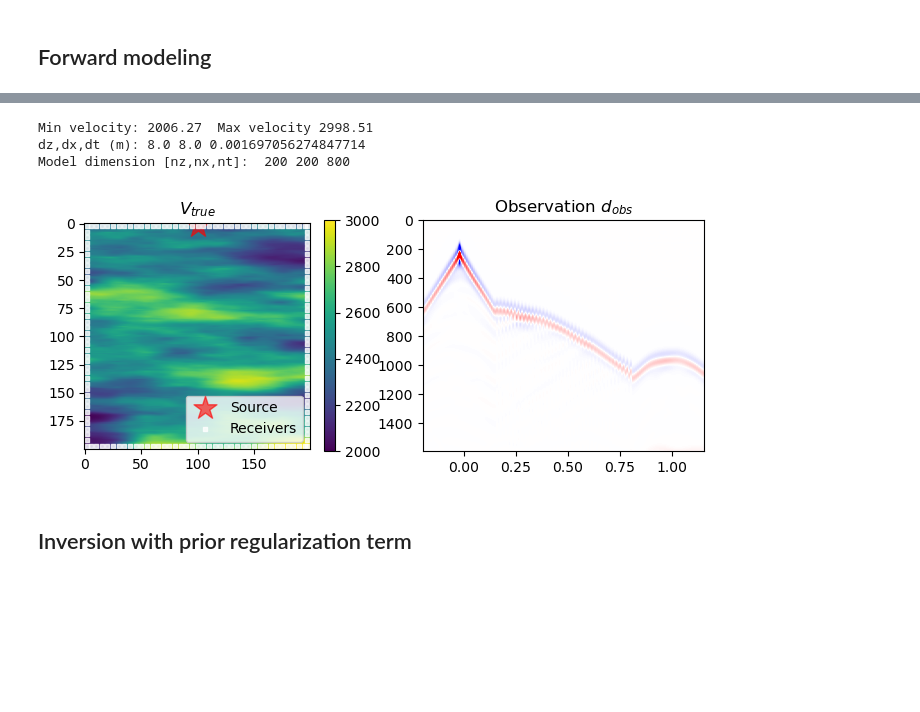
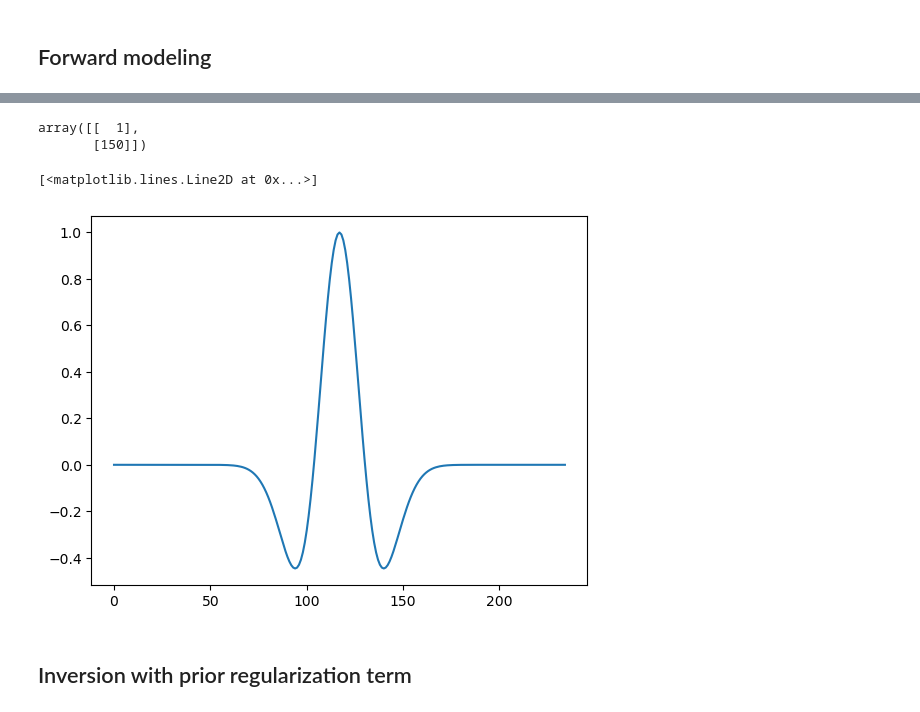
Before and after one commit to medicinely/fwi, a Jupyter notebook: fwi_u_vaiational_SVGD_matrix.ipynb, the cells around one changed output, grey strips where cells are left out. Drawn from its saved outputs; the diff is of its cells as text; code cells hidden in the pictures; blank space fills up the shorter version.

```diff
--- a/fwi_u_vaiational_SVGD_matrix.ipynb
+++ b/fwi_u_vaiational_SVGD_matrix.ipynb
@@ -239,62 +260,13 @@ Number of receivers: 80
-# %%
-# Model size (nz,nx) = (200,200)
-
-import pickle
-# load data
-filename = './data/u_200'
-infile = open(filename, 'rb')
-u_ref = pickle.load(infile)
-infile.close()
-
-filename = './data/Q_200'
-infile = open(filename, 'rb')
-Q = pickle.load(infile).astype('float32')
-Q.astype('float32')
-infile.close()
-
-# Initialize the model axis az, ax, at
-nz,nx,nt = 200,200,800
-vmin,vmax = 2000,3000
-izsrc, ixsrc = [nz//100], [nx//2]
-next = 100
-
-# u_ref, Q = gaussian2d(ranges = [100,20],param=1,nx=[nz,nx],variance=1,mean=0)
-v_ref = f(u_ref)
-print("Min velocity: %.2f " % v_ref.min()+" Max velocity %.2f" % v_ref.max())
-
-az, ax, at, next, wsrc, zxsrc = defmodel(
-                      vmin=vmin, vmax=vmax, fmax=25, # key parameters
-                      nz=nz, nx=nx, nt=nt, # number of indices
-                      izsrc=izsrc, ixsrc=ixsrc,  # define source coordinates z, x
-                      ext=next)
-dz,dx,dt = az[1]-az[0],ax[1]-ax[0],at[1]-at[0]
-# check_model(v=v_ref, vmin=vmin, vmax=vmax)
-# Set receiver z and x coordinates
-interv = 5 # interval between receivers
-receivers_width = np.append(np.arange(zxsrc[1][0],0,-interv)[::-1][:-1], #left
-							np.arange(zxsrc[1][0],nx,interv)) #right
-receivers_height = np.arange(izsrc[0],nz-izsrc[0],interv) # down
-zxrec = receiver_position(1)
-
-p, d_obs = prop2d(wsrc,zxsrc,zxrec,v_ref.reshape(nz,nx),at,az,ax,next,device)
-
-plt.figure(figsize=(8,3))
-plt.subplot(1,2,1)
-plt.imshow(v_ref.reshape((nz,nx)),vmin=2000,vmax=3000)
-plt.colorbar()
-plt.scatter(zxsrc[1,:],zxsrc[0,:],marker='*',color='r',s=300,alpha=0.6,label="Source")
-plt.scatter(zxrec[1,:],zxrec[0,:],marker='s',color='w',s=5,alpha=0.8,label="Receivers")
-plt.legend(loc='lower right')
-plt.title("$V_{true}$")
-plt.subplot(1,2,2)
-plt.imshow(d_obs.T,cmap='bwr',vmin=-10,vmax=10,extent=[at[0], at[-1], az[-1], az[0]], aspect='auto')
-plt.title("Observation $d_{obs}$")
-plt.show()
-# %% [output]
-Min velocity: 2006.27  Max velocity 2998.51
-dz,dx,dt (m): 8.0 8.0 0.001697056274847714
-Model dimension [nz,nx,nt]:  200 200 800
-[figure, removed]
+# %%
+zxsrc
+# %% [output]
+array([[  1],
+       [150]])
+# %%
+plt.plot(wsrc)
+# %% [output]
+[<matplotlib.lines.Line2D at 0x...>]
+[figure, added]
 # %% [markdown]
 ## Inversion with prior regularization term
 # %%
```
Also changed, not shown: parts of 9 cells of this notebook, 6 other files.
